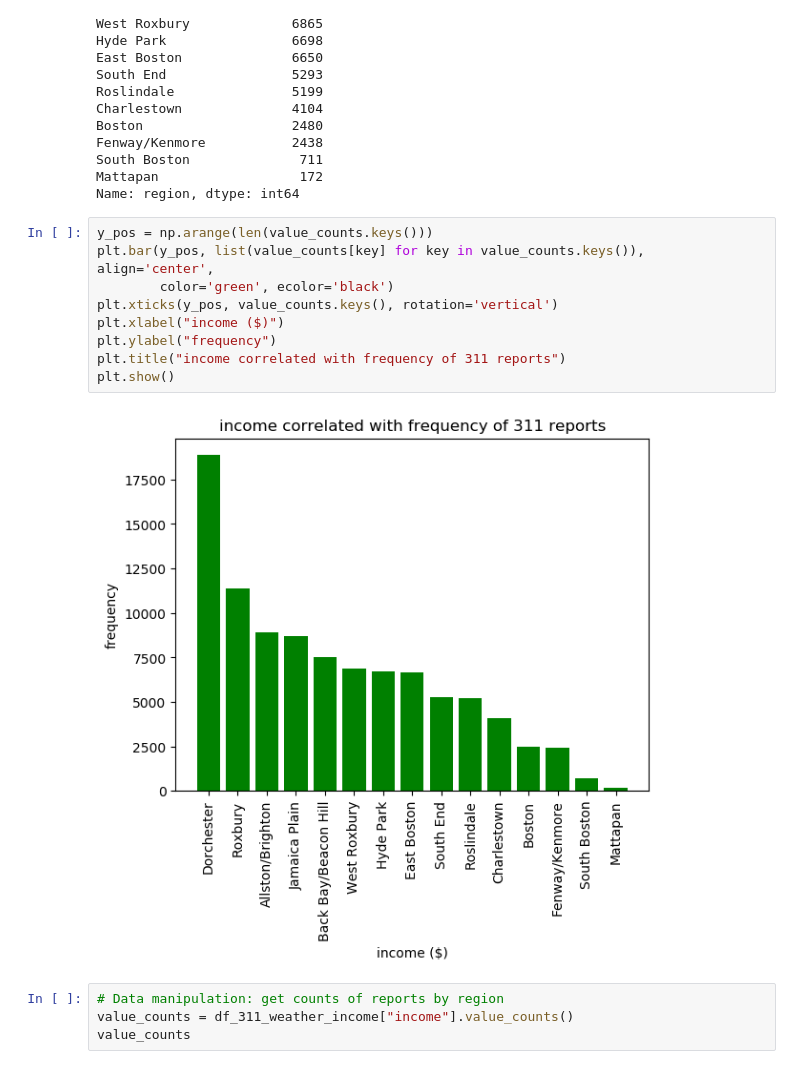
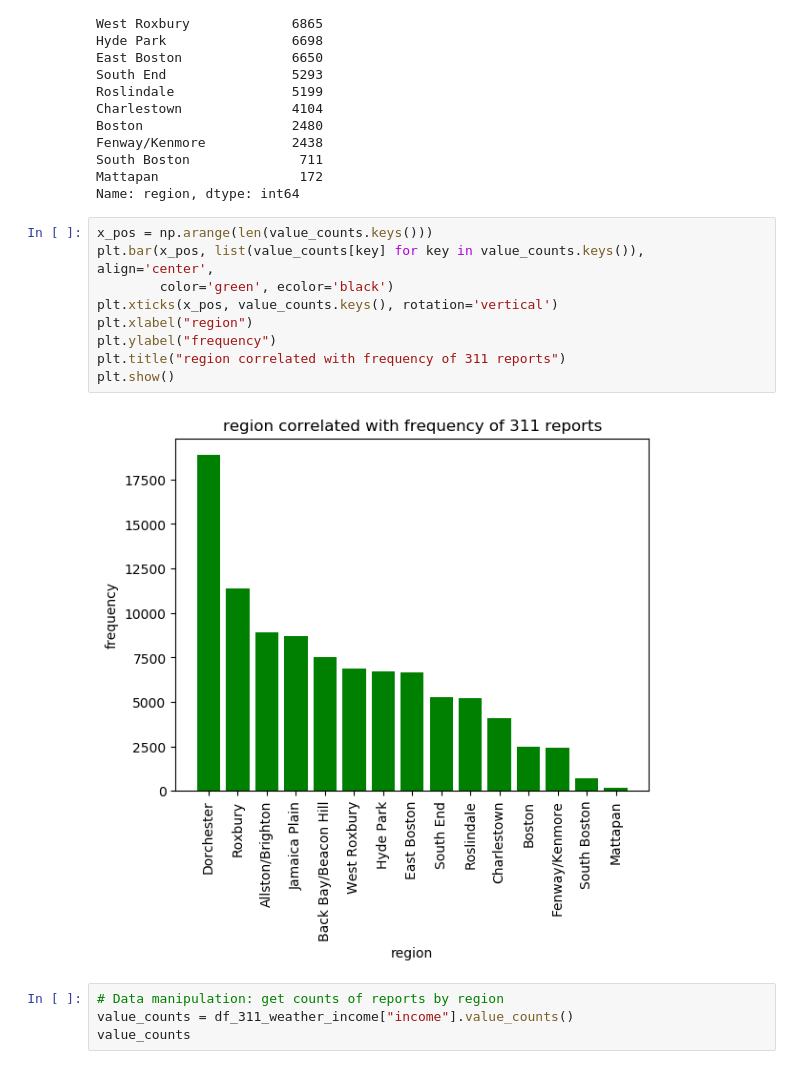
Before and after one commit to mattdailis/bostonography, a Jupyter notebook: final_project.ipynb, the cells around one changed output. Saved outputs shown, nothing was run; the diff lists cells and outputs as text.

```diff
--- a/final_project.ipynb
+++ b/final_project.ipynb
@@ -28,16 +30,16 @@ South Boston              711
 Mattapan                  172
 Name: region, dtype: int64
 # %%
-y_pos = np.arange(len(value_counts.keys()))
-plt.bar(y_pos, list(value_counts[key] for key in value_counts.keys()), align='center',
+x_pos = np.arange(len(value_counts.keys()))
+plt.bar(x_pos, list(value_counts[key] for key in value_counts.keys()), align='center',
         color='green', ecolor='black')
-plt.xticks(y_pos, value_counts.keys(), rotation='vertical')
-plt.xlabel("income ($)")
+plt.xticks(x_pos, value_counts.keys(), rotation='vertical')
+plt.xlabel("region")
 plt.ylabel("frequency")
-plt.title("income correlated with frequency of 311 reports")
+plt.title("region correlated with frequency of 311 reports")
 plt.show()
 # %% [output]
-[figure, old version]
+[figure, new version]
 # %%
 # Data manipulation: get counts of reports by region
 value_counts = df_311_weather_income["income"].value_counts()
```
Also changed, not shown: parts of 5 cells of this notebook.
